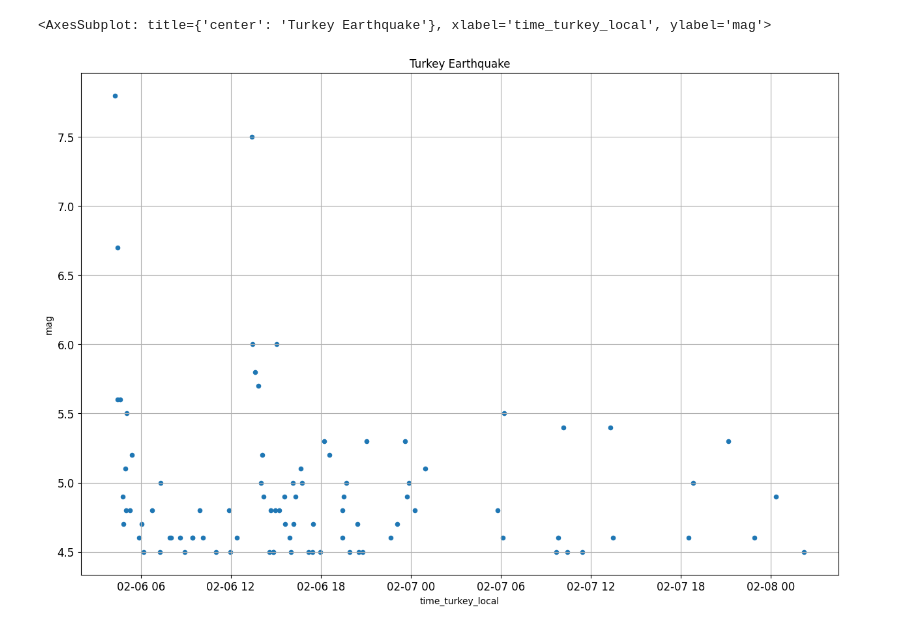
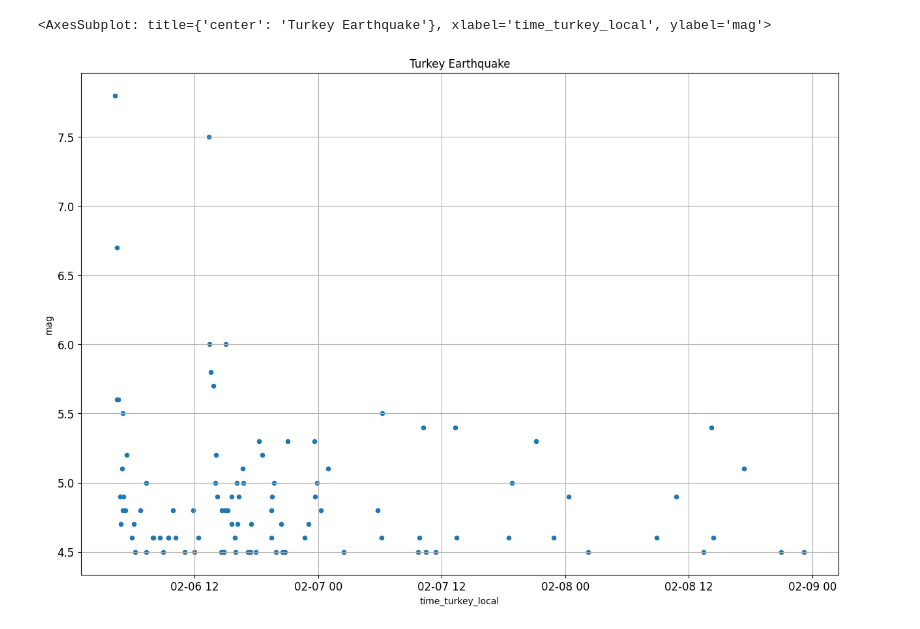
Before and after one commit to yong-xiong/turkey-quake, a Jupyter notebook: quake_and_aftershocks.ipynb, the cells around one changed output. Saved outputs shown, nothing was run; the diff lists cells and outputs as text; code cells hidden in the pictures.

```diff
--- a/quake_and_aftershocks.ipynb
+++ b/quake_and_aftershocks.ipynb
@@ -50,2 +91,6 @@ quake_list_turkey
-# %%
-quake_list_turkey['time_turkey_local'] = quake_list_turkey['time'] + pd.Timedelta(hours=3)
+# %%
+quake_list_turkey_org = pd.read_csv('quake_list_turkey.csv', index_col=0)
+
+quake_list_turkey_org.columns = ['time', 'latitude', 'longitude', 'depth', 'mag', 'magType', 'nst','gap', 'dmin', 'rms', 'net', 'id', 'updated', 'place', 'type','horizontalError', 'depthError', 'magError', 'magNst', 'status','locationSource', 'magSource', 'distance']
+quake_list_turkey_org['time'] = pd.to_datetime(quake_list_turkey_org['time']).dt.round('S')
+quake_list_turkey_org
@@ -51,0 +111,7 @@ quake_list_turkey['time_turkey_local'] = quake_list_turkey['time'] + pd.Timedelt
+# %%
+#compare the two dataframes and add new rows to the original dataframe
+for i in range(len(quake_list_turkey)):
+    if quake_list_turkey.loc[i, 'id'] not in quake_list_turkey_org['id'].values:
+        quake_list_turkey_org.loc[len(quake_list_turkey_org)] = quake_list_turkey.loc[i]
+
+quake_list_turkey_org.to_csv('quake_list_turkey.csv')
@@ -52,6 +134,11 @@ quake_list_turkey['time_turkey_local'] = quake_list_turkey['time'] + pd.Timedelt
+# %%
+quake_list_turkey_org['time_turkey_local'] = quake_list_turkey_org['time'] + pd.Timedelta(hours=3)
+
+#save time_turkey_local and mag to a csv file
+quake_list_turkey_org[['time_turkey_local', 'latitude', 'longitude', 'mag']].to_csv('quake_turkey_mag.csv')
 # %%
 #plot a chart to show the time of the earthquake and the magnitude
-quake_list_turkey.plot(x='time_turkey_local', y='mag', kind='scatter', title='Turkey Earthquake', figsize=(15, 10), grid=True, fontsize=12)
+quake_list_turkey_org.plot(x='time_turkey_local', y='mag', kind='scatter', title='Turkey Earthquake', figsize=(15, 10), grid=True, fontsize=12)
 # %% [output]
 <AxesSubplot: title={'center': 'Turkey Earthquake'}, xlabel='time_turkey_local', ylabel='mag'>
-[figure, old version]
+[figure, new version]
```
Also changed, not shown: parts of 7 cells of this notebook, 3 other files.
